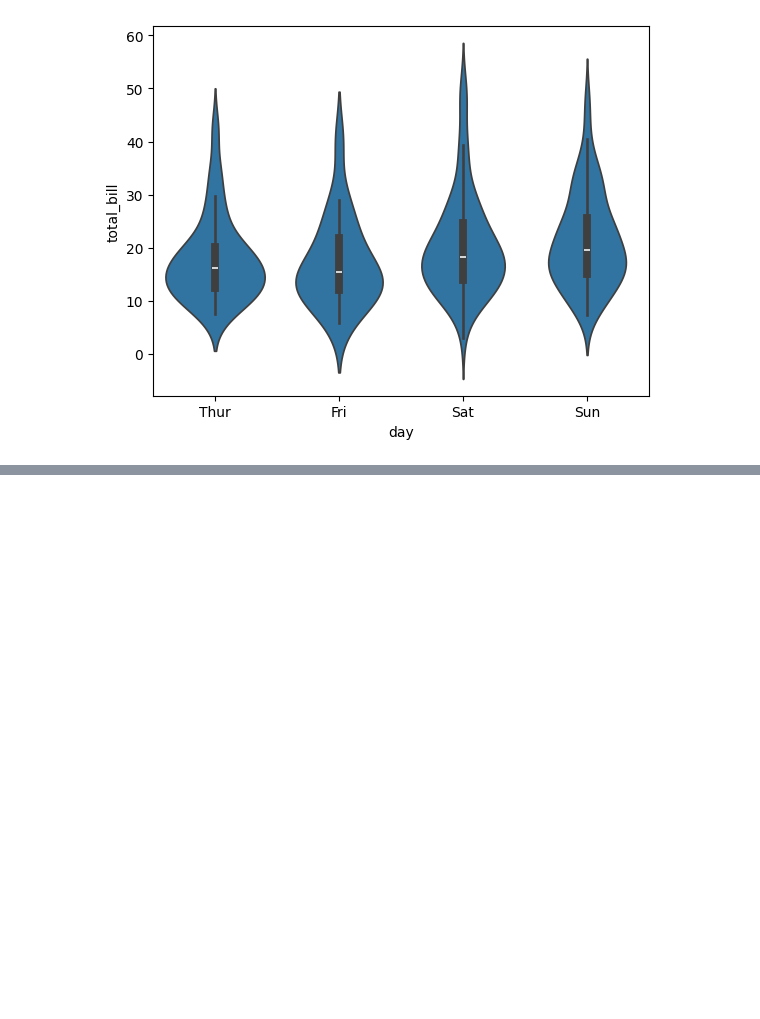
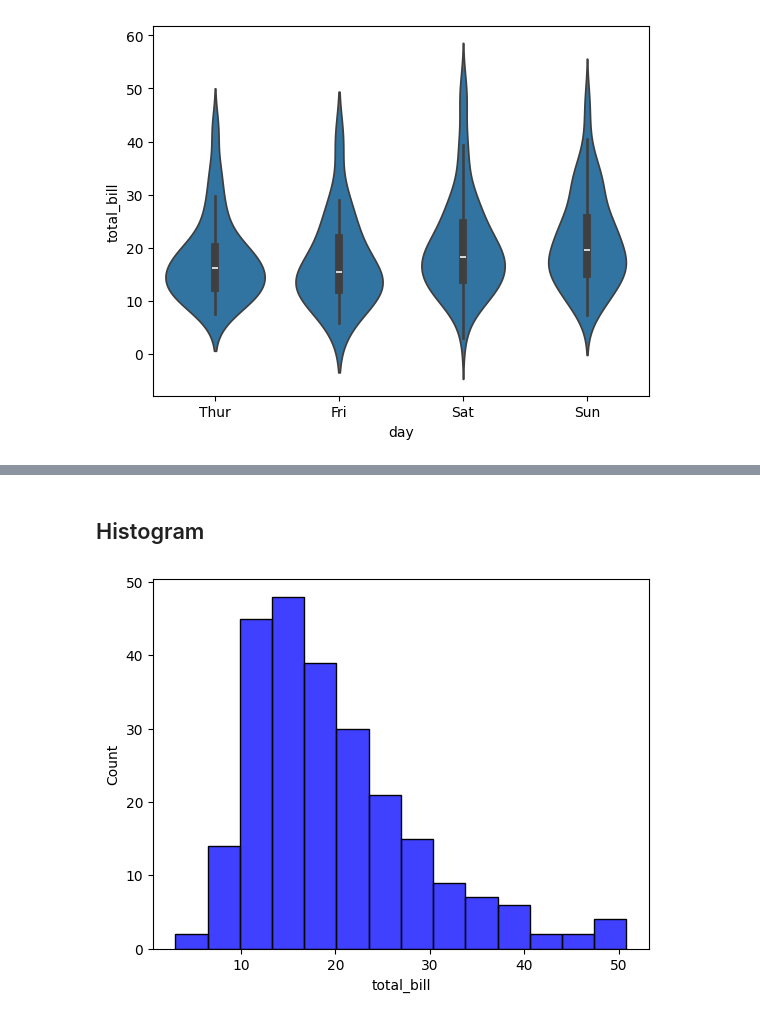
Before and after one commit to ftmshifa777/Seaborn-Visualization, a Jupyter notebook: Seaborn.ipynb, the cells around one changed output, grey strips where cells are left out. Cells and saved outputs as stored; diff of their text form; code cells hidden in the pictures; blank space fills up the shorter version.

```diff
--- a/Seaborn.ipynb
+++ b/Seaborn.ipynb
@@ -171,0 +186,7 @@ plt.show()
+# %% [markdown]
+## Histogram
+# %%
+sns.histplot(data=df,x='total_bill',color='blue')
+plt.show()
+# %% [output]
+[figure, added]
```
Also changed, not shown: parts of 11 cells of this notebook.
